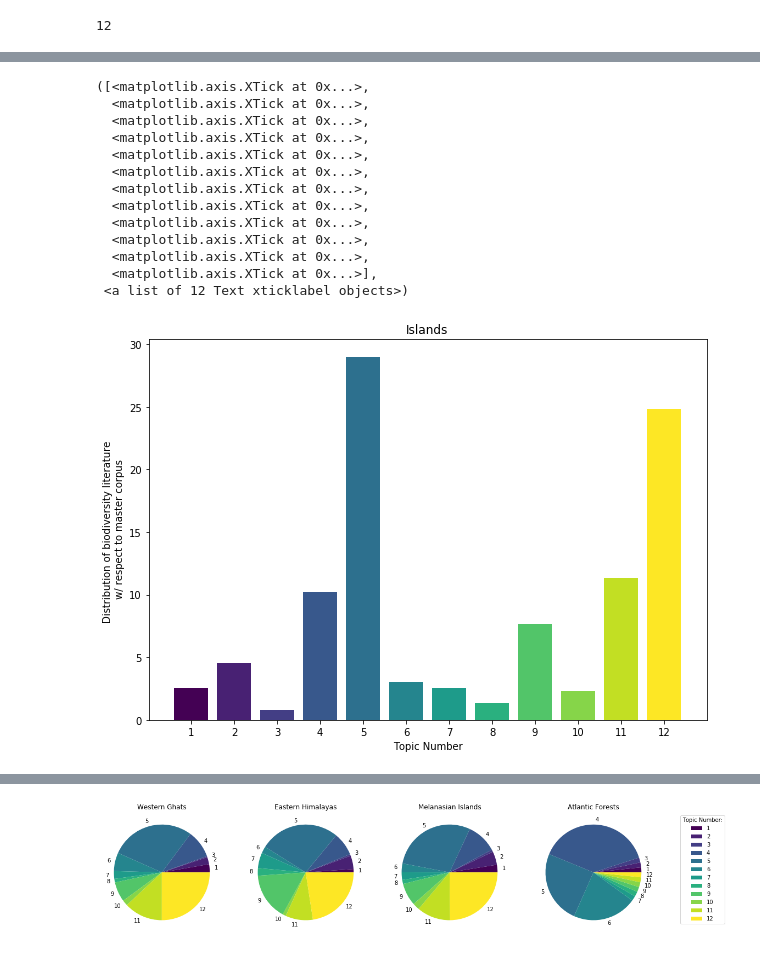
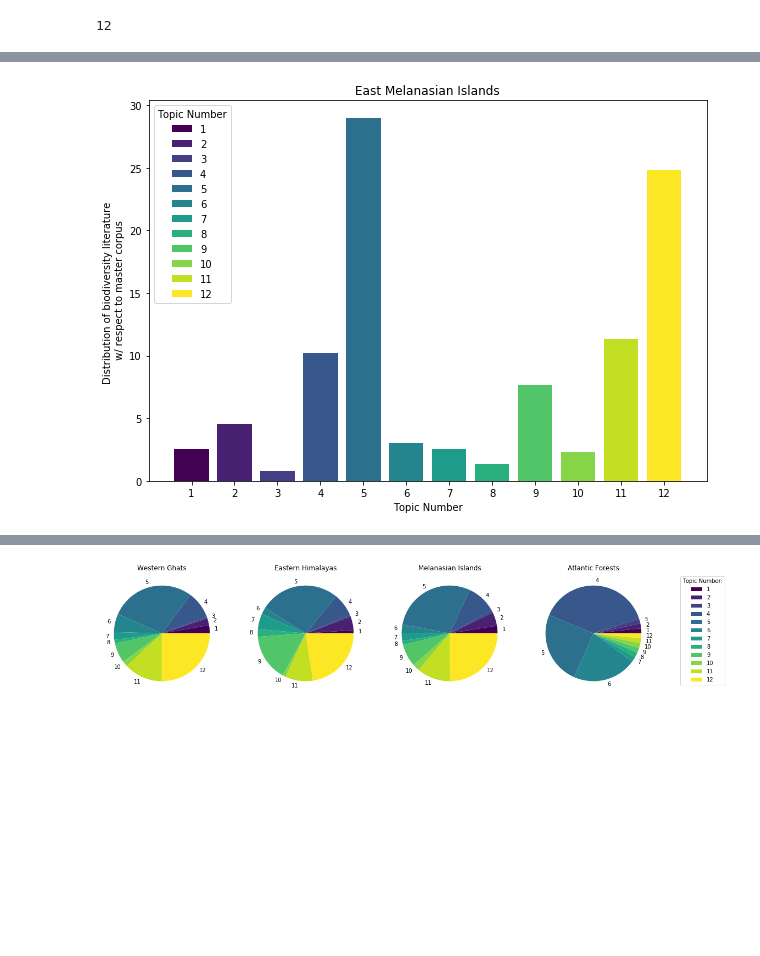
Before and after one commit to SarthakJShetty/Bias, a Jupyter notebook: notebooks/TESTING_NLP_Engine_12_Corpus_EXPERIMENTAL_CONTEXT_VISUALIZATION.ipynb, the cells around one changed output, grey strips where cells are left out. Drawn from its saved outputs; the diff is of its cells as text; code cells hidden in the pictures; blank space fills up the shorter version.

Commit message:
Updated the notebook with relevant figures here as well.

```diff
--- a/notebooks/TESTING_NLP_Engine_12_Corpus_EXPERIMENTAL_CONTEXT_VISUALIZATION.ipynb
+++ b/notebooks/TESTING_NLP_Engine_12_Corpus_EXPERIMENTAL_CONTEXT_VISUALIZATION.ipynb
@@ -488,10 +491,22 @@ plt.xticks(data_lab)
 # %%
-import matplotlib.colors as mcolors
-data_lab = np.arange(1, 13)
-plt.subplots(figsize=(10,7))
-plt.bar(data_lab, data_ghats, color = viridis.colors)
+import matplotlib.pylab as plt
+import numpy as np
+
+datas = [{'color': viridis.colors[i], 'height':data_ghats[i]} for i in range(0, len(viridis.colors))]
+
+labels = np.arange(1, 13)
+
+i=1
+plt.subplots(figsize=(10, 7))
+for data in datas:
+    plt.bar(i, data['height'], align='center', color=data['color'])
+    i+=1
+pos = [i for i in range(0, len(datas))]
+plt.xticks(pos, labels)
+plt.xlabel("Topic Number")
+plt.ylabel("Distribution of biodiversity literature \n w/ respect to master corpus")
 plt.title('Western Ghats')
-plt.xlabel("Topic Number")
-plt.ylabel("Distribution of biodiversity literature \n w/ respect to corpus literature")
 plt.xticks(data_lab)
+plt.legend(labels, loc = 'best', title = 'Topic Number', )
+plt.show()
 # %% [output]
@@ -512,23 +514,23 @@ plt.xticks(data_lab)
 # %%
-data_lab = np.arange(1, 13)
-plt.subplots(figsize=(10,7))
-plt.bar(data_lab, data_islands, color=viridis.colors)
+import matplotlib.pylab as plt
+import numpy as np
+
+datas = [{'color': viridis.colors[i], 'height':data_islands[i]} for i in range(0, len(viridis.colors))]
+
+labels = np.arange(1, 13)
+
+i=1
+plt.subplots(figsize=(10, 7))
+for data in datas:
+    plt.bar(i, data['height'], align='center', color=data['color'])
+    i+=1
+pos = [i for i in range(0, len(datas))]
+plt.xticks(pos, labels)
 plt.xlabel("Topic Number")
 plt.ylabel("Distribution of biodiversity literature \n w/ respect to master corpus")
-plt.title('Islands')
+plt.title('East Melanasian Islands')
 plt.xticks(data_lab)
+plt.legend(labels, loc = 'best', title = 'Topic Number', )
+plt.show()
 # %% [output]
-([<matplotlib.axis.XTick at 0x...>,
-  <matplotlib.axis.XTick at 0x...>,
-  <matplotlib.axis.XTick at 0x...>,
-  <matplotlib.axis.XTick at 0x...>,
-  <matplotlib.axis.XTick at 0x...>,
-  <matplotlib.axis.XTick at 0x...>,
-  <matplotlib.axis.XTick at 0x...>,
-  <matplotlib.axis.XTick at 0x...>,
-  <matplotlib.axis.XTick at 0x...>,
-  <matplotlib.axis.XTick at 0x...>,
-  <matplotlib.axis.XTick at 0x...>,
-  <matplotlib.axis.XTick at 0x...>],
- <a list of 12 Text xticklabel objects>)
-[figure, old version]
+[figure, new version]
```
Also changed, not shown: parts of 4 cells of this notebook.
